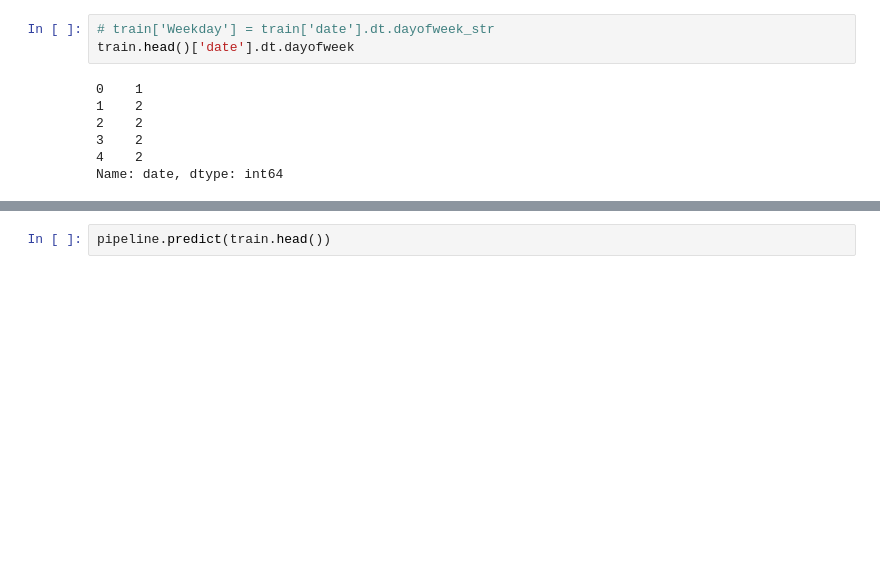
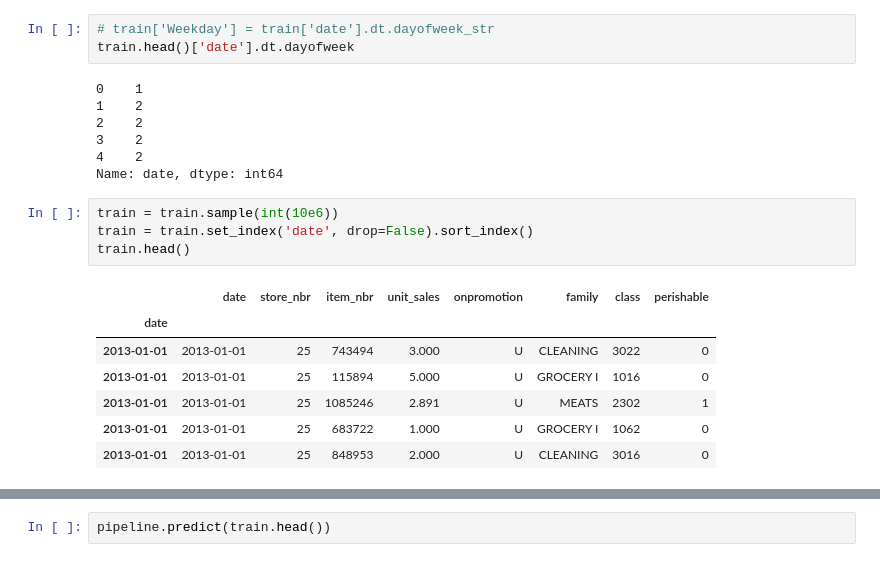
Before and after one commit to microsoft/CBM, a Jupyter notebook: kaggle/favorita-grocery-sales-forecasting/kaggle.ipynb, the cells around one changed output, grey strips where cells are left out. Drawn from its saved outputs; the diff is of its cells as text; blank space fills up the shorter version.

```diff
--- a/kaggle/favorita-grocery-sales-forecasting/kaggle.ipynb
+++ b/kaggle/favorita-grocery-sales-forecasting/kaggle.ipynb
@@ -50,6 +54,18 @@ train.head()['date'].dt.dayofweek
 3    2
 4    2
 Name: date, dtype: int64
+# %%
+train = train.sample(int(10e6))
+train = train.set_index('date', drop=False).sort_index()
+train.head()
+# %% [output]
+|  | date | store_nbr | item_nbr | unit_sales | onpromotion | family | class | perishable |
+| date |  |  |  |  |  |  |  |  |
+| 2013-01-01 | 2013-01-01 | 25 | 743494 | 3.000 | U | CLEANING | 3022 | 0 |
+| 2013-01-01 | 2013-01-01 | 25 | 115894 | 5.000 | U | GROCERY I | 1016 | 0 |
+| 2013-01-01 | 2013-01-01 | 25 | 1085246 | 2.891 | U | MEATS | 2302 | 1 |
+| 2013-01-01 | 2013-01-01 | 25 | 683722 | 1.000 | U | GROCERY I | 1062 | 0 |
+| 2013-01-01 | 2013-01-01 | 25 | 848953 | 2.000 | U | CLEANING | 3016 | 0 |
 # %%
 from sklearn.preprocessing import OrdinalEncoder, KBinsDiscretizer
 from sklearn.pipeline import Pipeline, make_pipeline
```
Also changed, not shown: parts of 14 cells of this notebook, 1 other file.
